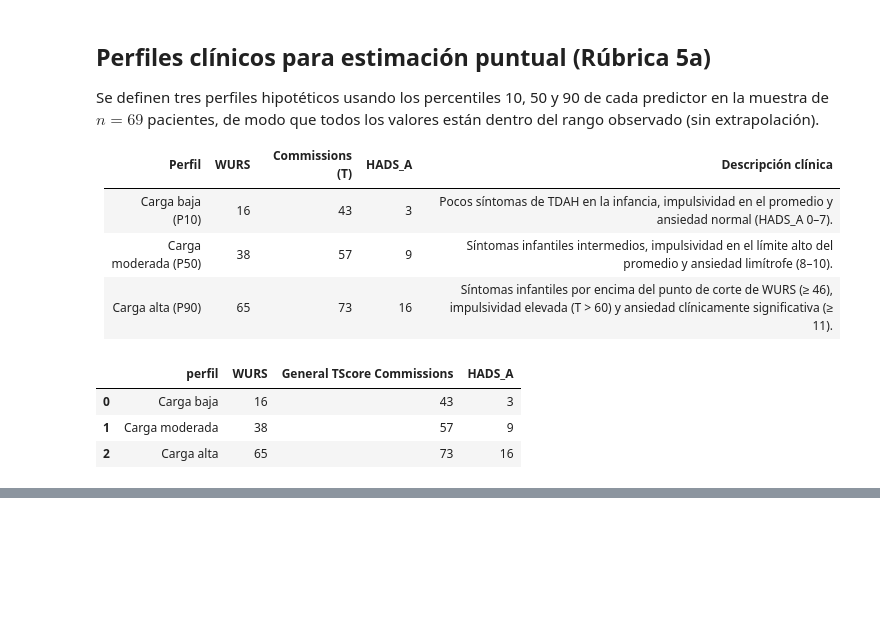
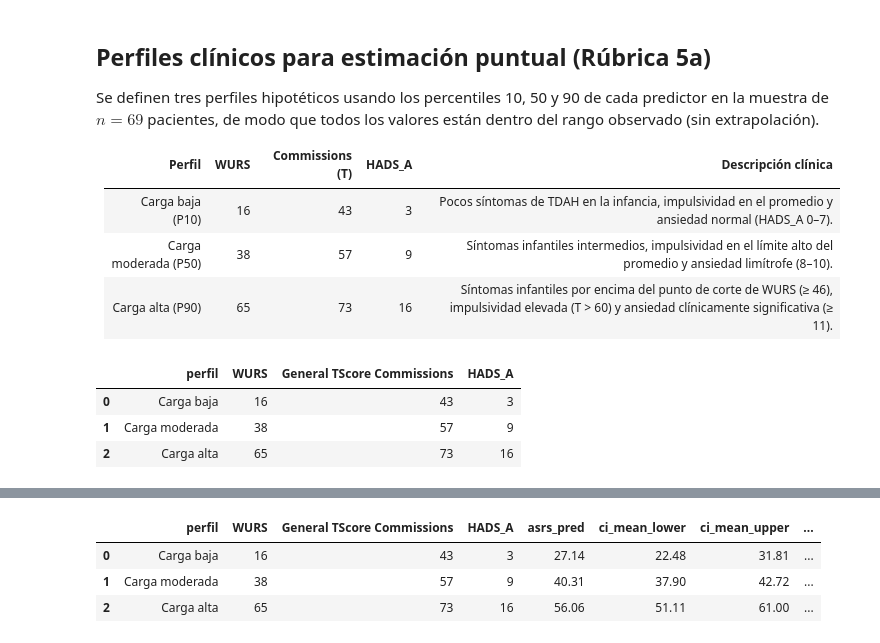
Before and after one commit to a1252765/ARC_project, a Jupyter notebook: notebooks/04_transformations_and_forecasting.ipynb, the cells around one changed output, grey strips where cells are left out. Saved outputs shown, nothing was run; the diff lists cells and outputs as text; code cells hidden in the pictures; blank space fills up the shorter version.

```diff
--- a/notebooks/04_transformations_and_forecasting.ipynb
+++ b/notebooks/04_transformations_and_forecasting.ipynb
@@ -41,0 +187,31 @@ display(profiles_df)
+# %%
+# Matriz de diseño de los 3 perfiles clínicos (con constante)
+X_profiles_const = sm.add_constant(profiles_df[FEATURE_COLS], has_constant="add")
+
+# Estimación puntual e intervalos al 95 % con el modelo lineal base final
+pred_summary = ols_base.get_prediction(X_profiles_const).summary_frame(alpha=0.05)
+
+# Como referencia de la Rúbrica 3a, se incluye también la predicción revertida de sqrt(ASRS)
+pred_sqrt = ols_sqrt.get_prediction(X_profiles_const).summary_frame(alpha=0.05)
+asrs_sqrt_reverted = (pred_sqrt["mean"] ** 2) + ols_sqrt.mse_resid
+
+forecasts_df = pd.concat([
+    profiles_df.reset_index(drop=True),
+    pd.DataFrame({
+        "asrs_pred": pred_summary["mean"].round(2),
+        "ci_mean_lower": pred_summary["mean_ci_lower"].round(2),
+        "ci_mean_upper": pred_summary["mean_ci_upper"].round(2),
+        "pi_obs_lower": pred_summary["obs_ci_lower"].round(2),
+        "pi_obs_upper": pred_summary["obs_ci_upper"].round(2),
+        "pi_obs_upper_clipped": pred_summary["obs_ci_upper"].clip(upper=72.0).round(2),
+        "asrs_pred_sqrt_reverted": asrs_sqrt_reverted.round(2),
+    })
+], axis=1)
+
+forecasts_df.to_csv(TAB_DIR / "ols_forecasts.csv", index=False)
+forecasts_df
+# %% [output]
+|  | perfil | WURS | General TScore Commissions | HADS_A | asrs_pred | ci_mean_lower | ci_mean_upper | ... |
+| 0 | Carga baja | 16 | 43 | 3 | 27.14 | 22.48 | 31.81 | ... |
+| 1 | Carga moderada | 38 | 57 | 9 | 40.31 | 37.90 | 42.72 | ... |
+| 2 | Carga alta | 65 | 73 | 16 | 56.06 | 51.11 | 61.00 | ... |
```
Also changed, not shown: parts of 14 cells of this notebook, 6 other files.
